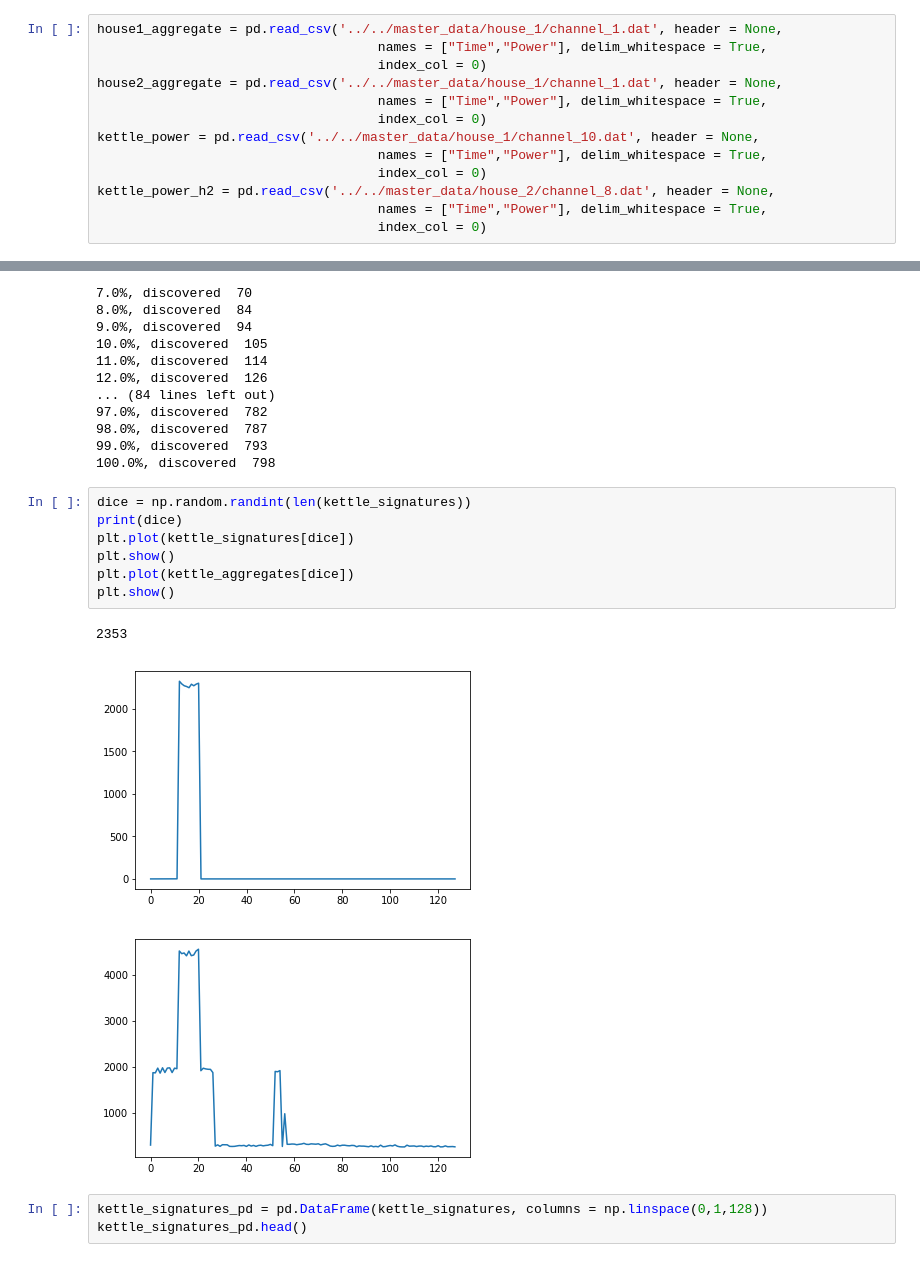
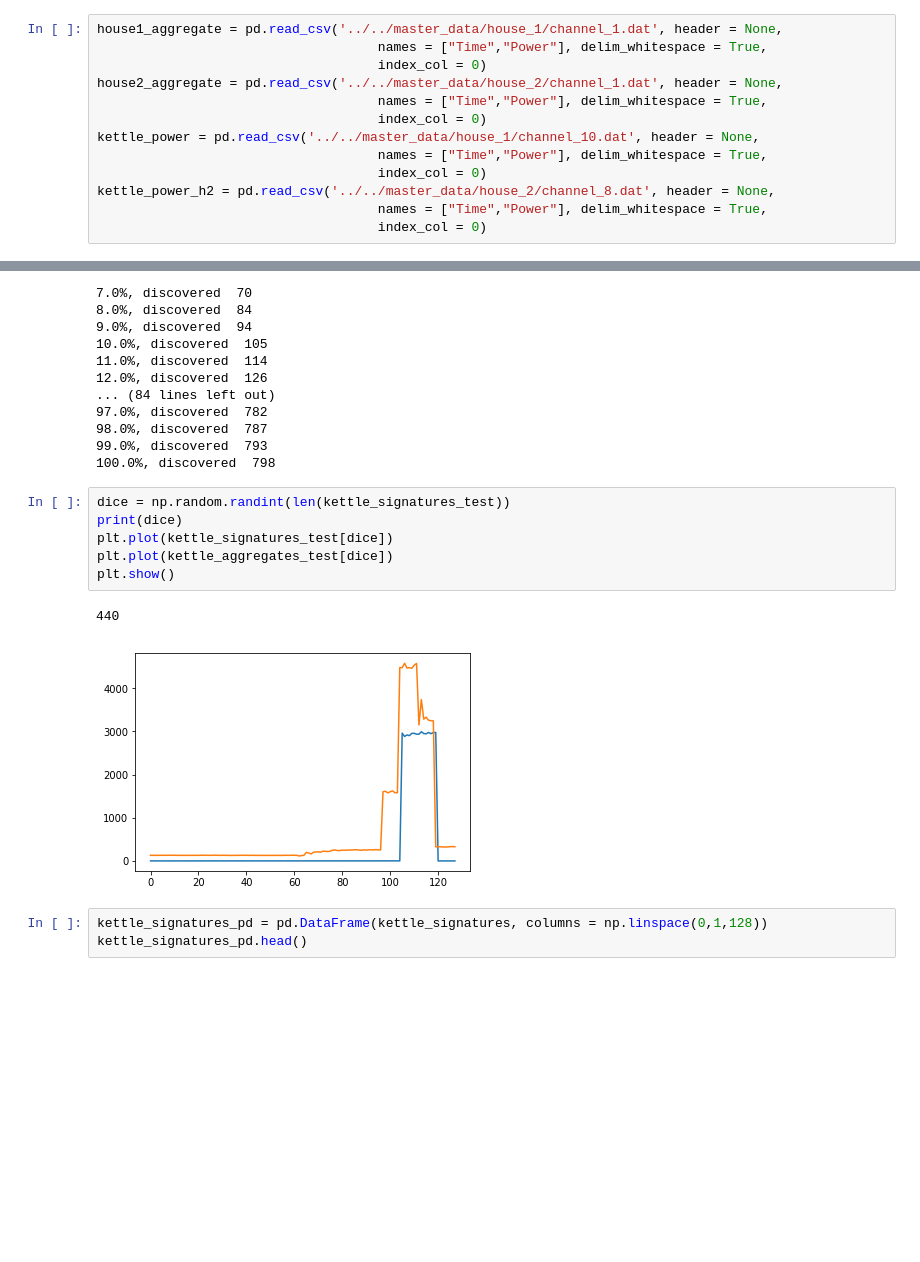
Before and after one commit to Fesche/NILM, a Jupyter notebook: denoising/data_preparations_denoising.ipynb, the cells around one changed output, grey strips where cells are left out. Saved outputs shown, nothing was run; the diff lists cells and outputs as text; blank space fills up the shorter version.

```diff
--- a/denoising/data_preparations_denoising.ipynb
+++ b/denoising/data_preparations_denoising.ipynb
@@ -6,7 +6,7 @@ from matplotlib import pyplot as plt
 house1_aggregate = pd.read_csv('../../master_data/house_1/channel_1.dat', header = None,
                                     names = ["Time","Power"], delim_whitespace = True,
                                     index_col = 0)
-house2_aggregate = pd.read_csv('../../master_data/house_1/channel_1.dat', header = None,
+house2_aggregate = pd.read_csv('../../master_data/house_2/channel_1.dat', header = None,
                                     names = ["Time","Power"], delim_whitespace = True,
                                     index_col = 0)
 kettle_power = pd.read_csv('../../master_data/house_1/channel_10.dat', header = None,
@@ -147,16 +157,14 @@ kettle_signatures_test, kettle_aggregates_test, signals_test = get_signatures(ho
 99.0%, discovered  793
 100.0%, discovered  798
 # %%
-dice = np.random.randint(len(kettle_signatures))
+dice = np.random.randint(len(kettle_signatures_test))
 print(dice)
-plt.plot(kettle_signatures[dice])
+plt.plot(kettle_signatures_test[dice])
+plt.plot(kettle_aggregates_test[dice])
 plt.show()
-plt.plot(kettle_aggregates[dice])
-plt.show()
 # %% [output]
-2353
+440
-[figure, old version]
+[figure, new version]
-[figure, removed]
 # %%
 kettle_signatures_pd = pd.DataFrame(kettle_signatures, columns = np.linspace(0,1,128))
 kettle_signatures_pd.head()
```
Also changed, not shown: parts of 3 cells of this notebook, 3 other files.
